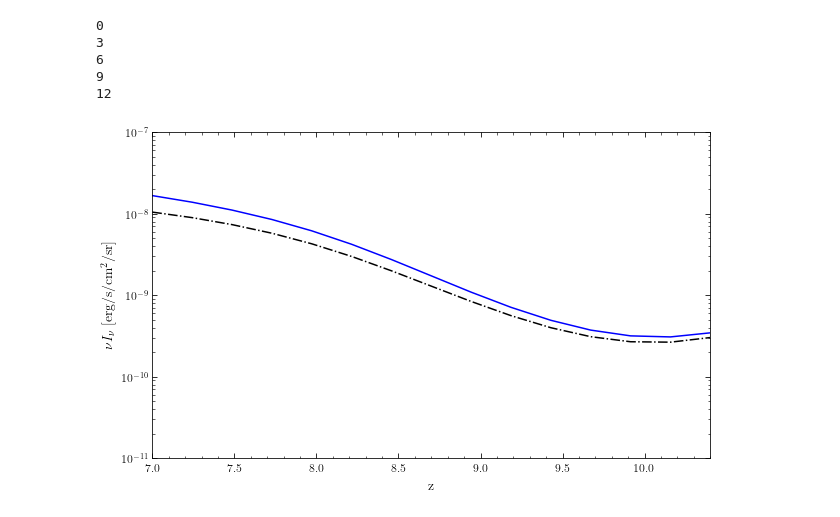
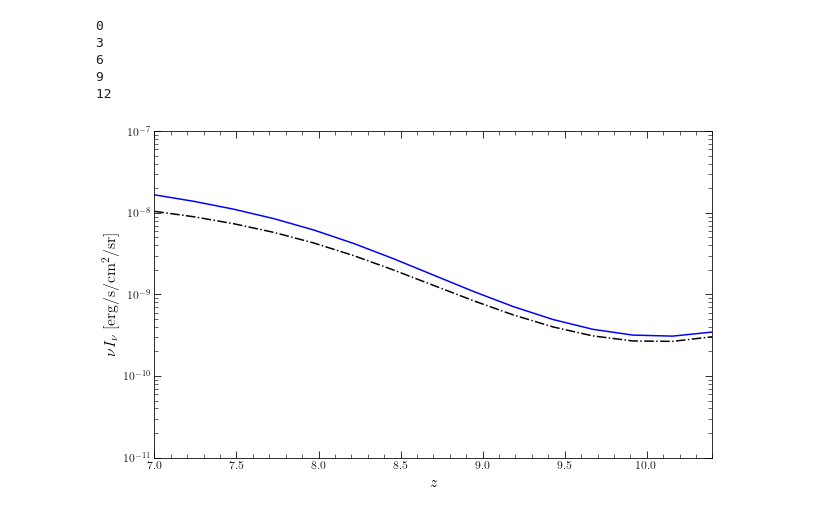
Before and after one commit to tacox5/Senior_Thesis, a Jupyter notebook: notebooks/Lyman_Alpha_Parameterization.ipynb, the cells around one changed output. Drawn from its saved outputs; the diff is of its cells as text; code cells hidden in the pictures.

```diff
--- a/notebooks/Lyman_Alpha_Parameterization.ipynb
+++ b/notebooks/Lyman_Alpha_Parameterization.ipynb
@@ -209,12 +207,12 @@ for i, z in enumerate(zs):
 # %%
 plt.figure(figsize = (10, 6))
 plt.plot(zs, nu_I, 'k-.')
 plt.plot(zs, nu_I_sim_2, 'b')
 plt.xlim([7,10.4])
 plt.ylim([1e-11, 1e-7])
 plt.yscale('log')
-plt.ylabel(r'$\nu I_{\nu}$ [erg/s/cm$^2$/sr]')
-plt.xlabel('z')
+plt.ylabel(r'$\nu I_{\nu}$ [erg/s/cm$^2$/sr]', fontsize = 16)
+plt.xlabel(r'$z$', fontsize = 16)
 plt.show()
 # %% [output]
-[figure, old version]
+[figure, new version]
```
Also changed, not shown: parts of 5 cells of this notebook, 36 other files.
